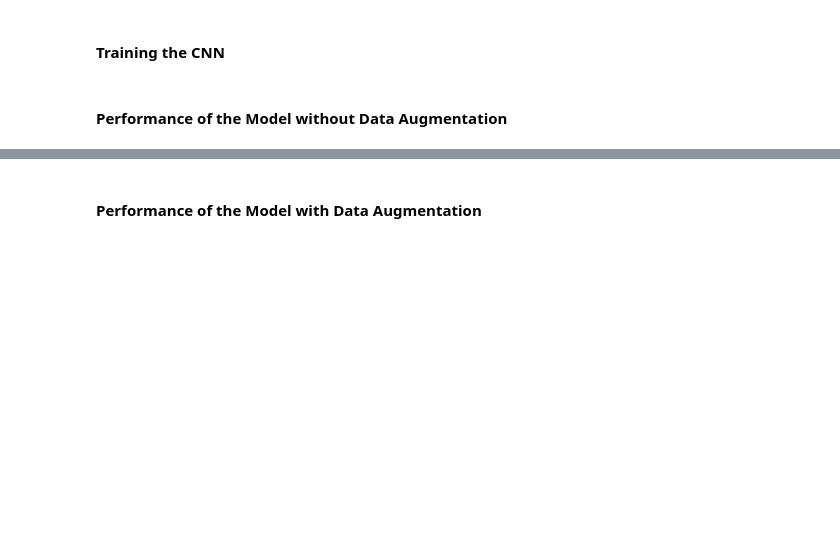
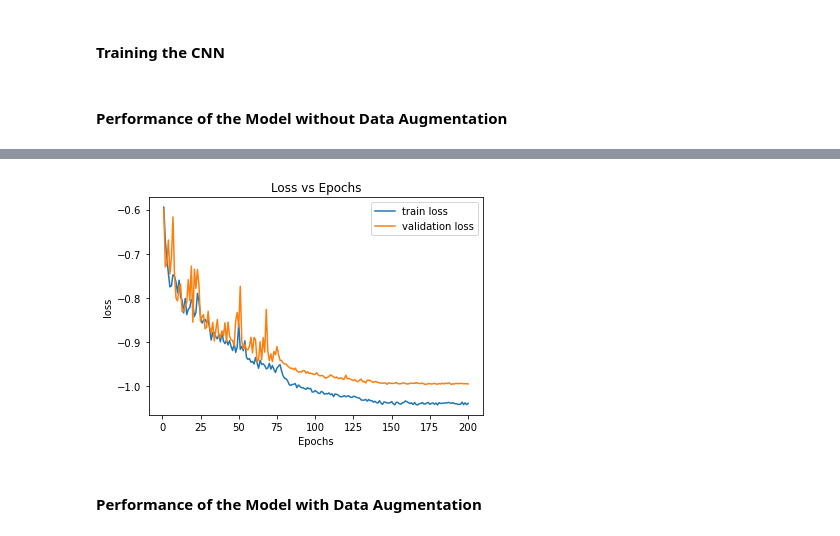
Before and after one commit to felixkln/ML-Road-Segmentation-Project, a Jupyter notebook: Valerian/cnn_clean_good_acc3.ipynb, the cells around one changed output, grey strips where cells are left out. Saved outputs shown, nothing was run; the diff lists cells and outputs as text; code cells hidden in the pictures; blank space fills up the shorter version.

```diff
--- a/Valerian/cnn_clean_good_acc3.ipynb
+++ b/Valerian/cnn_clean_good_acc3.ipynb
@@ -247,7 +251,7 @@ class LeNetModel(nn.Module):
         self.conv3 = nn.Conv2d(128, 256, kernel_size=3)
         self.batch_norm3 = nn.BatchNorm2d(256)
 
-        self.fc1 = nn.Linear(9216, 256)
+        self.fc1 = nn.Linear(9216 , 256) #9216 4096
         self.fc2 = nn.Linear(256, 64)
         self.fc3 = nn.Linear(64, 2)
 
@@ -255,20 +259,20 @@ class LeNetModel(nn.Module):
     def forward(self, x):
         # Convolutional Layers
         x = self.batch_norm1(leaky_relu(max_pool2d(self.conv1(x), 2)))
-        #x = dropout(x, 0.2, training=self.training)
+        x = dropout(x, 0.2, training=self.training)
         x = self.batch_norm2(leaky_relu(max_pool2d(self.conv2(x), 2)))
-        #x = dropout(x, 0.2, training=self.training)
+        x = dropout(x, 0.2, training=self.training)
         x = self.batch_norm3(leaky_relu(max_pool2d(self.conv3(x), 2)))
-        #x = dropout(x, 0.2, training=self.training)
+        x = dropout(x, 0.2, training=self.training)
 
         x = x.view(x.shape[0], -1)
         # Fully Connected Layers
         x = leaky_relu(self.fc1(x))
-        #x = dropout(x, 0.2, training=self.training)
+        x = dropout(x, 0.2, training=self.training)
         x = leaky_relu(self.fc2(x))
-        #x = dropout(x, 0.2, training=self.training)
+        x = dropout(x, 0.2, training=self.training)
         x = leaky_relu(self.fc3(x))
-        #x = dropout(x, 0.2, training=self.training)
+        x = dropout(x, 0.2, training=self.training)
         x = softmax(x, dim=1)
 
         return x
@@ -319,7 +323,8 @@ def train(model, criterion, dataset_train, dataset_valid, optimizer, scheduler,
             running_loss += loss.item()
 
             accuracies_valid.append(accuracy(prediction, batch_y))
-            f1_valid.append(f1_score(batch_y.detach(), np.argmax(prediction.detach(), 1)))
+            aux = prediction.detach().cpu().argmax(1).numpy()
+            f1_valid.append(f1_score(batch_y.cpu().detach(), aux))
 
         loss_valid.append(running_loss / len(dataset_valid))
 
@@ -335,7 +340,7 @@ def train(model, criterion, dataset_train, dataset_valid, optimizer, scheduler,
     return loss_train, loss_valid
 # %%
 # hyperparameters
-num_epochs = 80
+num_epochs = 200
 learning_rate = 1e-3
 
 # Criterion to optimize
@@ -380,3 +406,7 @@ KeyboardInterrupt:
+# %%
+plot_performance(np.log(loss_train), np.log(loss_valid))
+# %% [output]
+[figure, added]
 # %% [markdown]
 #### Performance of the Model with Data Augmentation
 # %%
```
Also changed, not shown: parts of 12 cells of this notebook, 2 other files.
